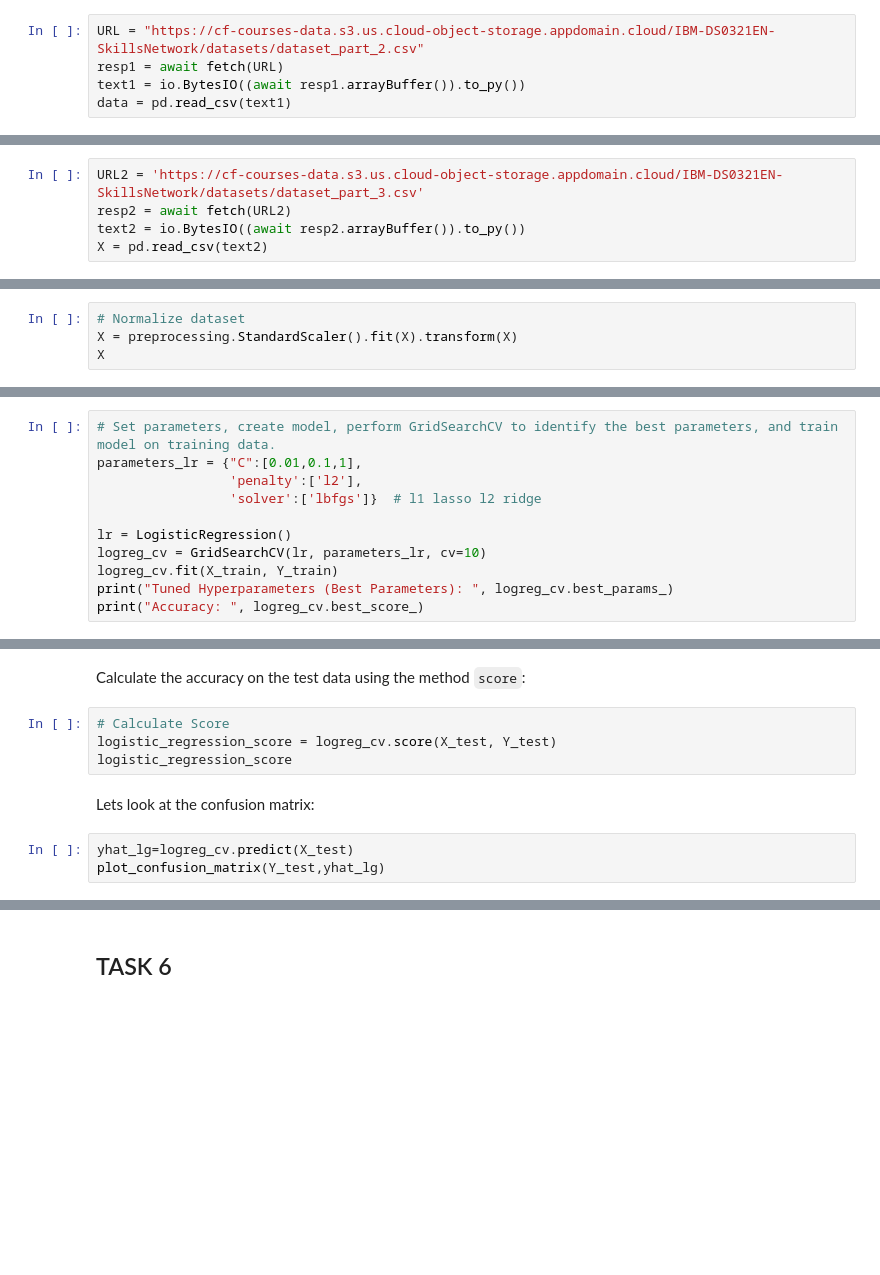
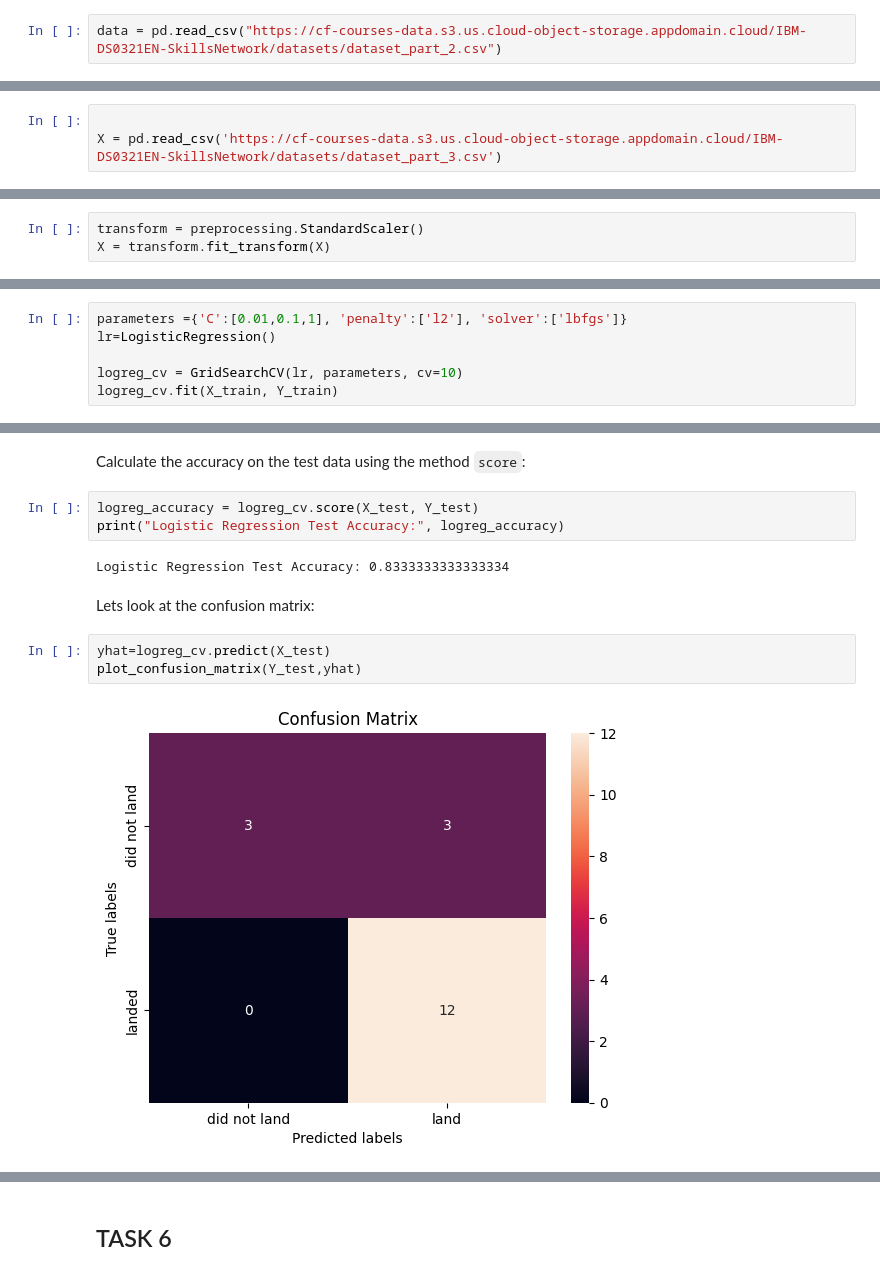
Before and after one commit to dfluechter/data-science-capstone-project, a Jupyter notebook: 07 jupyter-launch-machine-learning-prediction.ipynb, the cells around one changed output, grey strips where cells are left out. Cells and saved outputs as stored; diff of their text form; blank space fills up the shorter version.

```diff
--- a/07 jupyter-launch-machine-learning-prediction.ipynb
+++ b/07 jupyter-launch-machine-learning-prediction.ipynb
@@ -86,9 +102,6 @@ def plot_confusion_matrix(y,y_predict):
 # %% [markdown]
 Load the data
 # %%
-URL = "https://cf-courses-data.s3.us.cloud-object-storage.appdomain.cloud/IBM-DS0321EN-SkillsNetwork/datasets/dataset_part_2.csv"
-resp1 = await fetch(URL)
-text1 = io.BytesIO((await resp1.arrayBuffer()).to_py())
-data = pd.read_csv(text1)
+data = pd.read_csv("https://cf-courses-data.s3.us.cloud-object-storage.appdomain.cloud/IBM-DS0321EN-SkillsNetwork/datasets/dataset_part_2.csv")
 # %%
 data.head()
@@ -95,7 +115,5 @@ data.head()
 # %%
-URL2 = 'https://cf-courses-data.s3.us.cloud-object-storage.appdomain.cloud/IBM-DS0321EN-SkillsNetwork/datasets/dataset_part_3.csv'
-resp2 = await fetch(URL2)
-text2 = io.BytesIO((await resp2.arrayBuffer()).to_py())
-X = pd.read_csv(text2)
+
+X = pd.read_csv('https://cf-courses-data.s3.us.cloud-object-storage.appdomain.cloud/IBM-DS0321EN-SkillsNetwork/datasets/dataset_part_3.csv')
 # %%
 X.head(100)
@@ -117,9 +143,8 @@ Y
 # %% [markdown]
 Standardize the data in <code>X</code> then reassign it to the variable  <code>X</code> using the transform provided below.
 # %%
-# Normalize dataset
-X = preprocessing.StandardScaler().fit(X).transform(X)
-X
+transform = preprocessing.StandardScaler()
+X = transform.fit_transform(X)
 # %% [markdown]
 We split the data into training and testing data using the  function  <code>train_test_split</code>.   The training data is divided into validation data, a second set used for training  data; then the models are trained and hyperparameters are selected using the function <code>GridSearchCV</code>.
 # %% [markdown]
@@ -140,11 +172,6 @@ Create a logistic regression object  then create a  GridSearchCV object  <code>l
 # %%
-# Set parameters, create model, perform GridSearchCV to identify the best parameters, and train model on training data.
-parameters_lr = {"C":[0.01,0.1,1],
-                 'penalty':['l2'],
-                 'solver':['lbfgs']}  # l1 lasso l2 ridge
+parameters ={'C':[0.01,0.1,1], 'penalty':['l2'], 'solver':['lbfgs']}
+lr=LogisticRegression()
 
-lr = LogisticRegression()
-logreg_cv = GridSearchCV(lr, parameters_lr, cv=10)
+logreg_cv = GridSearchCV(lr, parameters, cv=10)
 logreg_cv.fit(X_train, Y_train)
-print("Tuned Hyperparameters (Best Parameters): ", logreg_cv.best_params_)
-print("Accuracy: ", logreg_cv.best_score_)
@@ -154,13 +191,16 @@ We output the <code>GridSearchCV</code> object for logistic regression. We displ
 ## TASK  5
 # %% [markdown]
 Calculate the accuracy on the test data using the method <code>score</code>:
-# %%
-# Calculate Score
-logistic_regression_score = logreg_cv.score(X_test, Y_test)
-logistic_regression_score
+# %%
+logreg_accuracy = logreg_cv.score(X_test, Y_test)
+print("Logistic Regression Test Accuracy:", logreg_accuracy)
+# %% [output]
+Logistic Regression Test Accuracy: 0.8333333333333334
 # %% [markdown]
 Lets look at the confusion matrix:
 # %%
-yhat_lg=logreg_cv.predict(X_test)
-plot_confusion_matrix(Y_test,yhat_lg)
+yhat=logreg_cv.predict(X_test)
+plot_confusion_matrix(Y_test,yhat)
+# %% [output]
+[figure, added]
 # %% [markdown]
```
Also changed, not shown: parts of 40 cells of this notebook.
